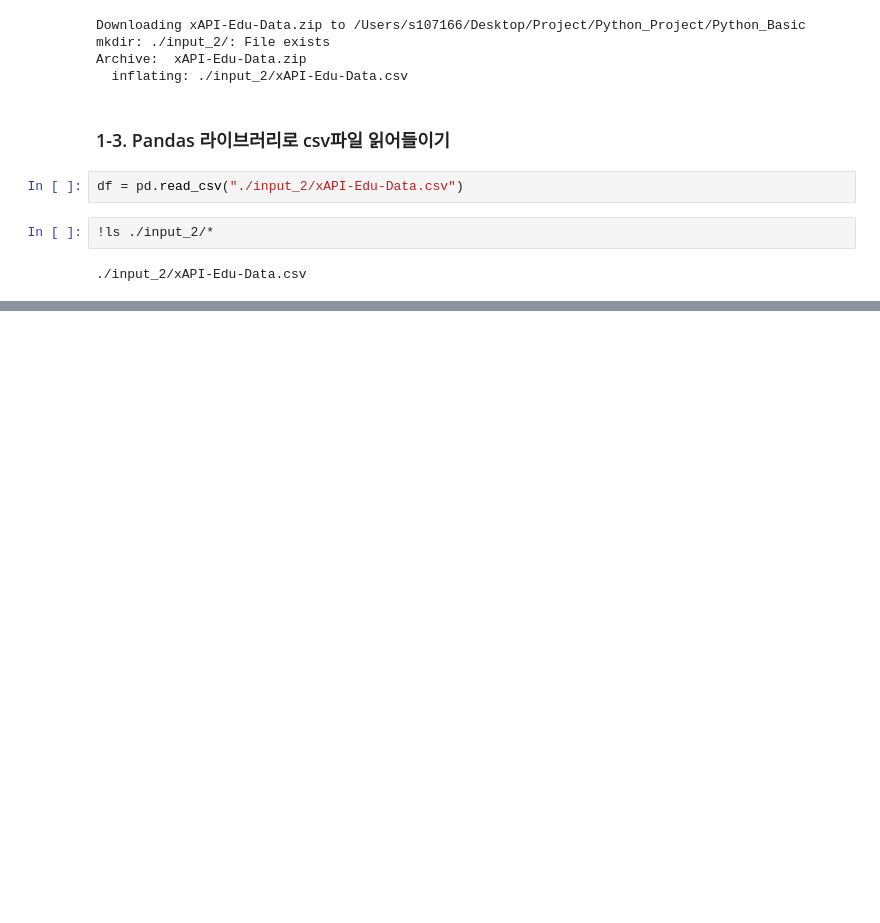
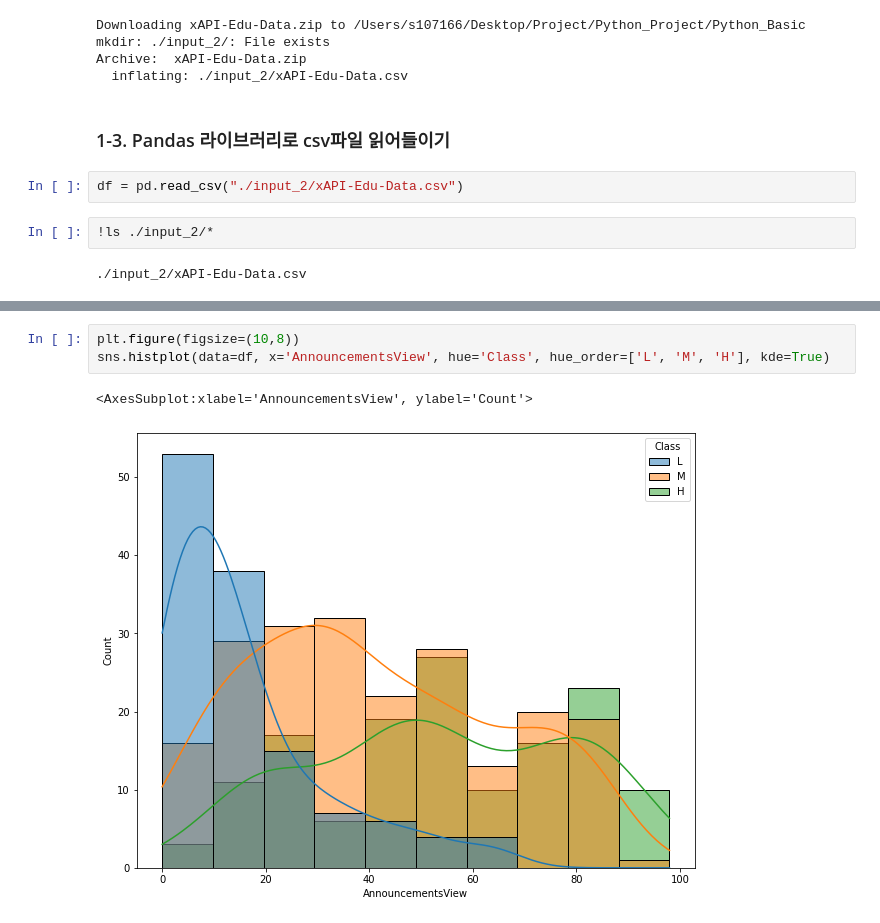
Before and after one commit to kish191919/Python_Project, a Jupyter notebook: Python_Basic/Basic_Kaggle_2_Students_Academic_Performance.ipynb, the cells around one changed output, grey strips where cells are left out. Drawn from its saved outputs; the diff is of its cells as text; blank space fills up the shorter version.

```diff
--- a/Python_Basic/Basic_Kaggle_2_Students_Academic_Performance.ipynb
+++ b/Python_Basic/Basic_Kaggle_2_Students_Academic_Performance.ipynb
@@ -71,0 +218,6 @@ df = pd.read_csv("./input_2/xAPI-Edu-Data.csv")
+# %%
+plt.figure(figsize=(10,8))
+sns.histplot(data=df, x='AnnouncementsView', hue='Class', hue_order=['L', 'M', 'H'], kde=True)
+# %% [output]
+<AxesSubplot:xlabel='AnnouncementsView', ylabel='Count'>
+[figure, added]
```
Also changed, not shown: parts of 19 cells of this notebook.
